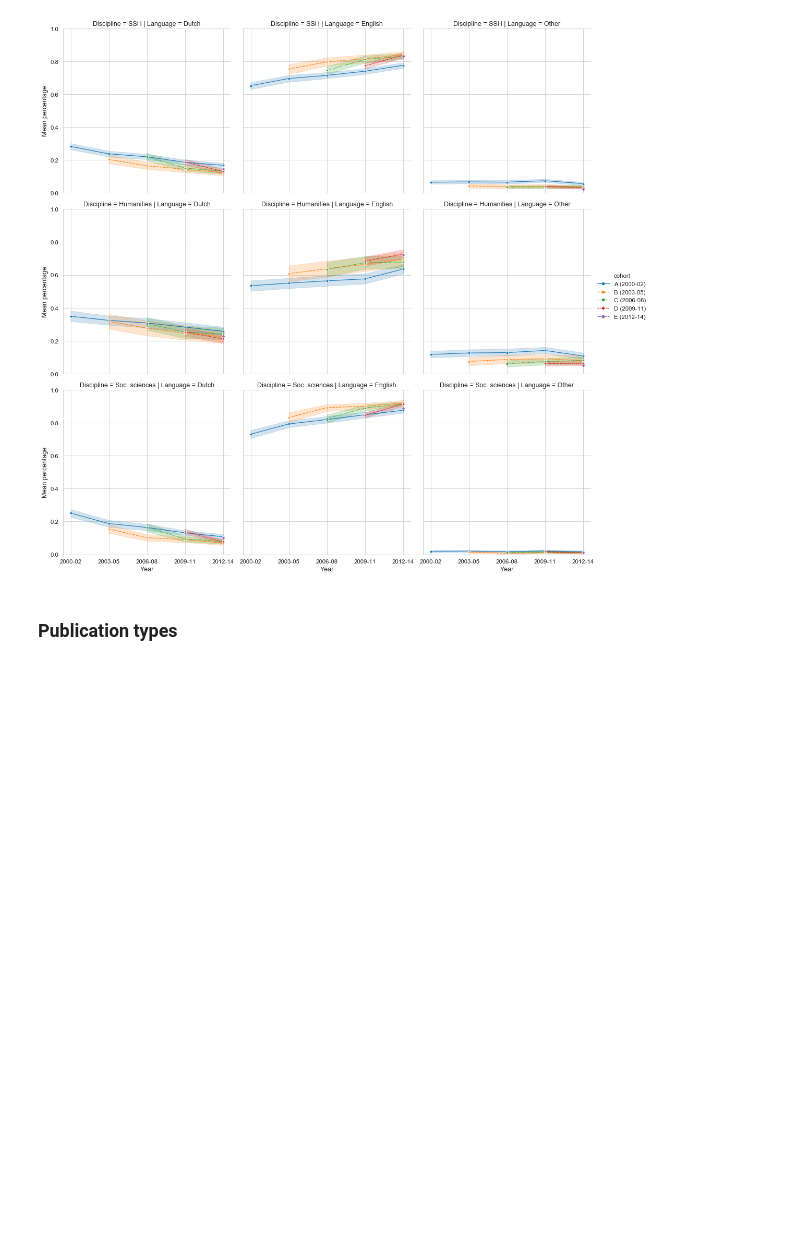
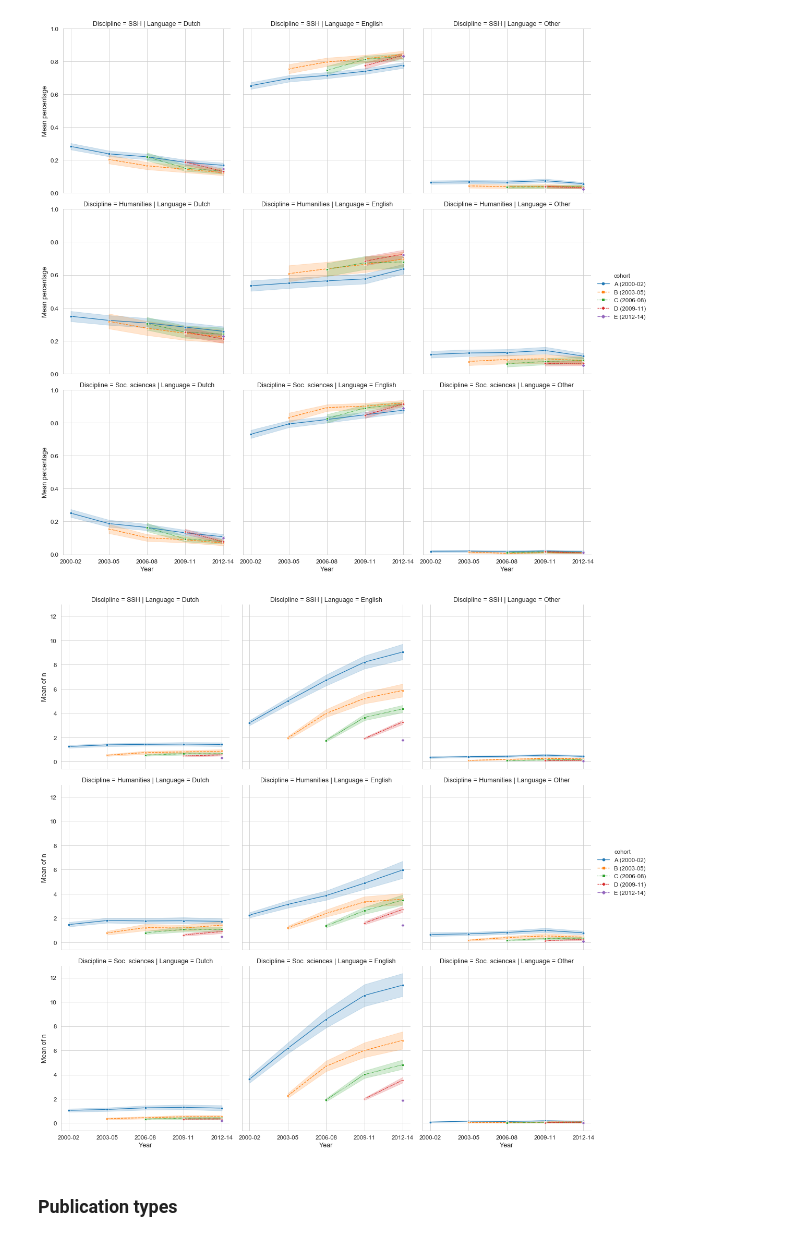
Before and after one commit to rafguns/cohort-analysis-ssh, a Jupyter notebook: cohort-analysis.ipynb, the cells around one changed output. Cells and saved outputs as stored; diff of their text form; code cells hidden in the pictures; blank space fills up the shorter version.

Commit message:
Add absolute figures for all patterns

```diff
--- a/cohort-analysis.ipynb
+++ b/cohort-analysis.ipynb
@@ -289,5 +289,10 @@ g.savefig('output/language-survivors.png')
 # %% [output]
 [figure]
+# %%
+g = cohort.overview_chart_full(mt, 'Language', kind='abs', only_survivors=True)
+g.savefig('output/language-survivors-abs.png', dpi=300)
+# %% [output]
+[figure, added]
 # %% [markdown]
 ### Publication types
 # %%
```
Also changed, not shown: parts of 11 cells of this notebook.
